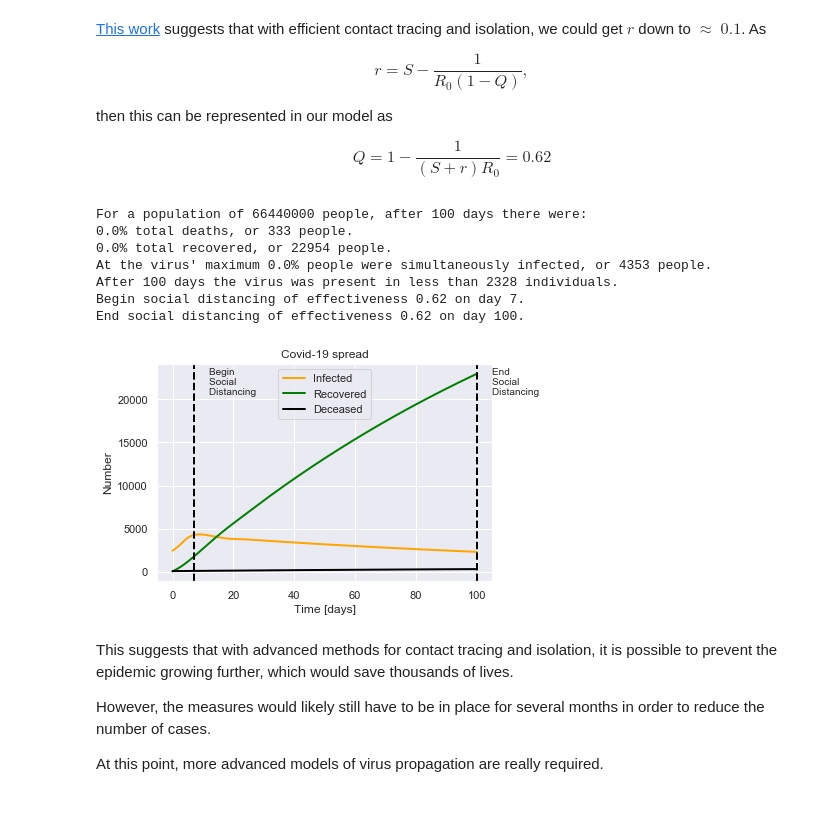
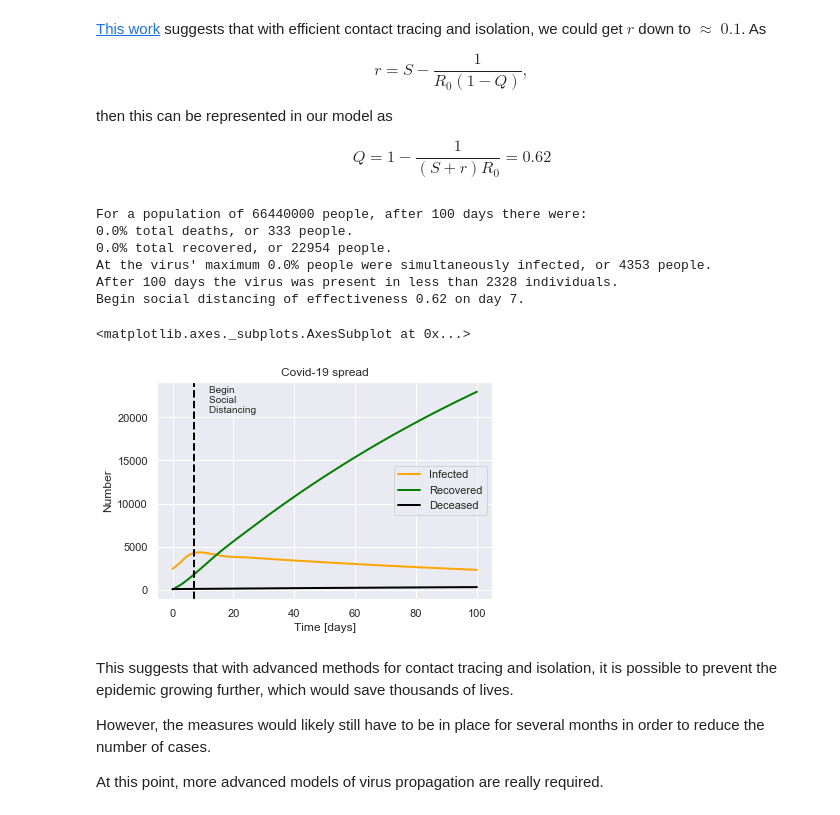
Before and after one commit to TomNicholas/coronavirus, a Jupyter notebook: covid-19_model.ipynb, the cells around one changed output. Cells and saved outputs as stored; diff of their text form; code cells hidden in the pictures.

```diff
--- a/covid-19_model.ipynb
+++ b/covid-19_model.ipynb
@@ -842,14 +803,14 @@ def plot_SIRDUQ(N, initial_cases, initial_recovered, initial_deaths,
-# %%
-plot_SIRDUQ(N, cases, recovered, deaths, P=14, M=0.01, R_0=2.4, Q0=0.62, t_Q=7, t_UQ=100)
-# %% [output]
-For a population of 66440000 people, after 100 days there were:
-0.0% total deaths, or 333 people.
-0.0% total recovered, or 22954 people.
-At the virus' maximum 0.0% people were simultaneously infected, or 4353 people.
-After 100 days the virus was present in less than 2328 individuals.
-Begin social distancing of effectiveness 0.62 on day 7.
-End social distancing of effectiveness 0.62 on day 100.
-[figure, removed]
+# %%
+SIRDQ(R0=2.4, M=0.01, P=14, Q0=0.62, tQ=7).solve(uk_initial_conditions, tf=100).plot(susceptible=False)
+# %% [output]
+For a population of 66440000 people, after 100 days there were:
+0.0% total deaths, or 333 people.
+0.0% total recovered, or 22954 people.
+At the virus' maximum 0.0% people were simultaneously infected, or 4353 people.
+After 100 days the virus was present in less than 2328 individuals.
+Begin social distancing of effectiveness 0.62 on day 7.
+<matplotlib.axes._subplots.AxesSubplot at 0x...>
+[figure, added]
 # %% [markdown]
 This suggests that with advanced methods for contact tracing and isolation, it is possible to prevent the epidemic growing further, which would save thousands of lives.
 
```
Also changed, not shown: parts of 8 cells of this notebook.
